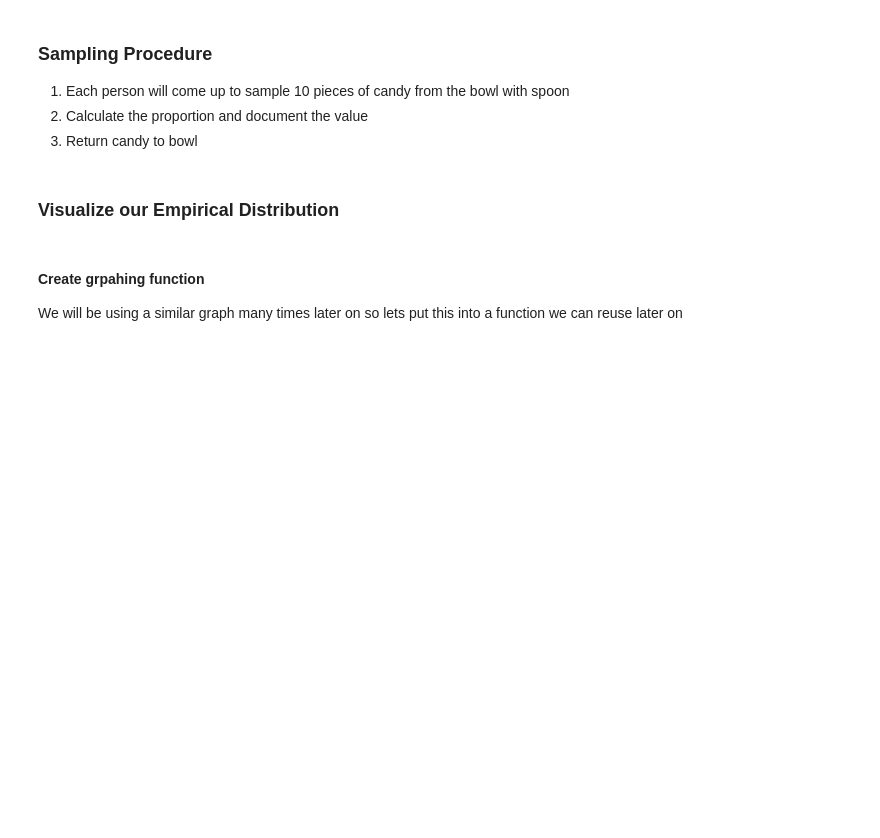
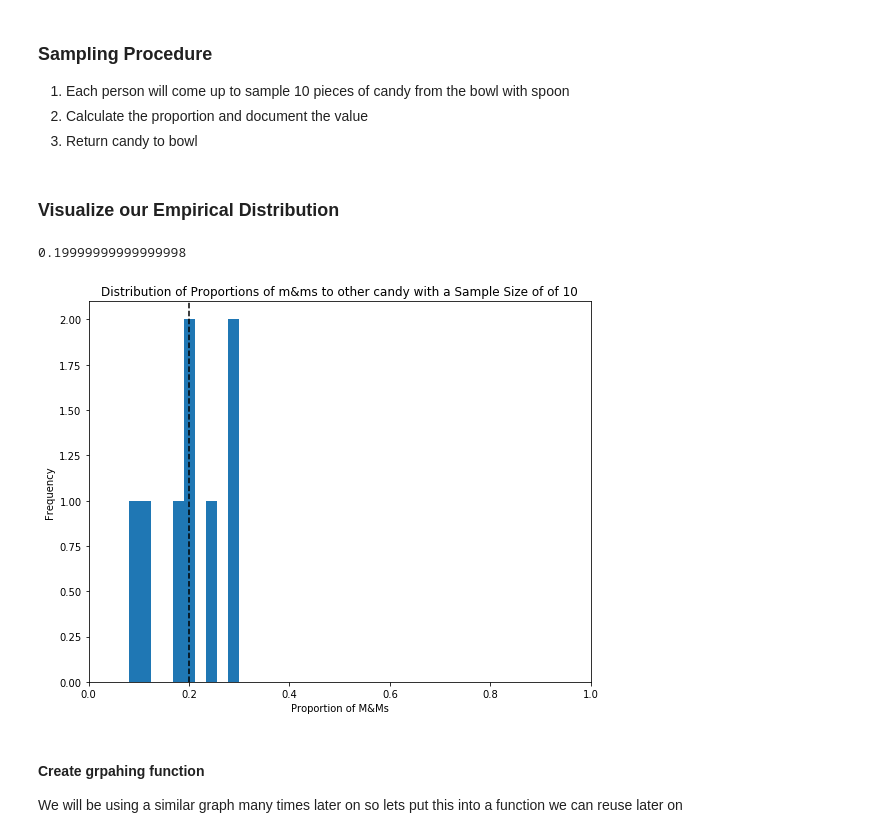
Before and after one commit to sam-thurman/dsc-sampling-012720, a Jupyter notebook: sampling.ipynb, the cells around one changed output. Cells and saved outputs as stored; diff of their text form; code cells hidden in the pictures; blank space fills up the shorter version.

```diff
--- a/sampling.ipynb
+++ b/sampling.ipynb
@@ -39,13 +39,16 @@ proportion_mms = np.array([.2, .08, .24, .18, .29, .2, .11, .3])
 # %%
 fig, ax = plt.subplots(figsize=(9, 7))
 
 ax.hist(proportion_mms)
 ax.axvline(proportion_mms.mean(), linestyle='--', color='black')
 ax.set_xlim(0, 1)
 ax.set_xlabel('Proportion of M&Ms')
 ax.set_ylabel('Frequency')
-ax.set_title(f'Distribution of Proportions of m&ms to Skittles with a Sample Size of of {sample_size_mms}');
+ax.set_title(f'Distribution of Proportions of m&ms to other candy with a Sample Size of of {sample_size_mms}');
 proportion_mms.mean()
+# %% [output]
+0.19999999999999998
+[figure, added]
 # %% [markdown]
 #### Create grpahing function
 We will be using a similar graph many times later on so lets put this into a function we can reuse later on
```
Also changed, not shown: parts of 6 cells of this notebook.
